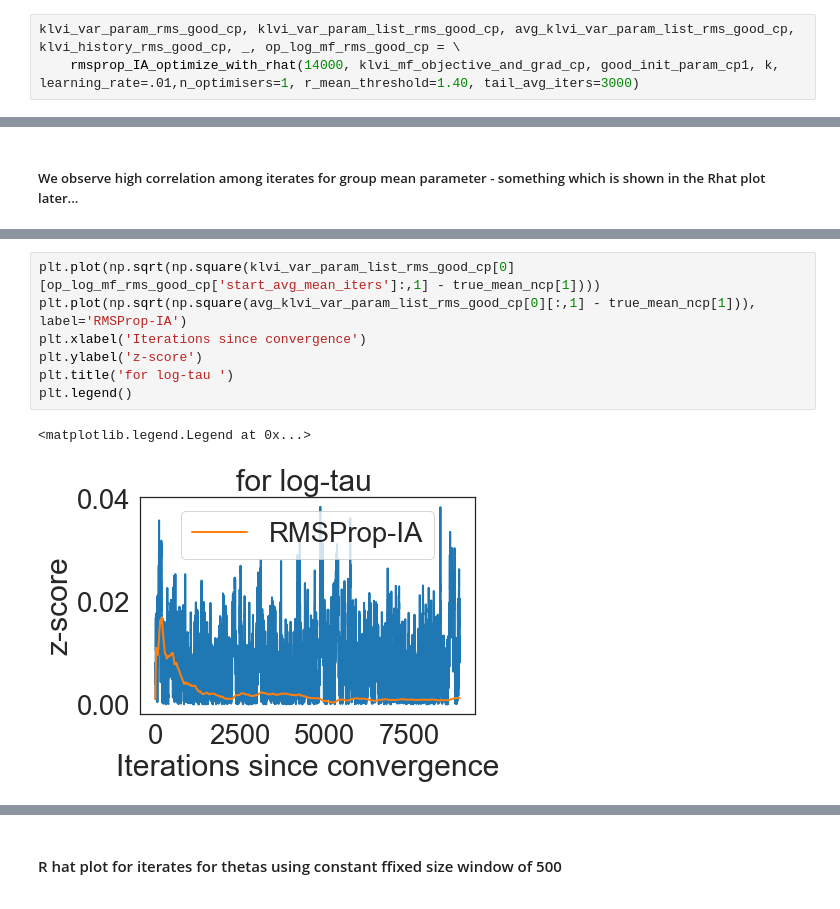
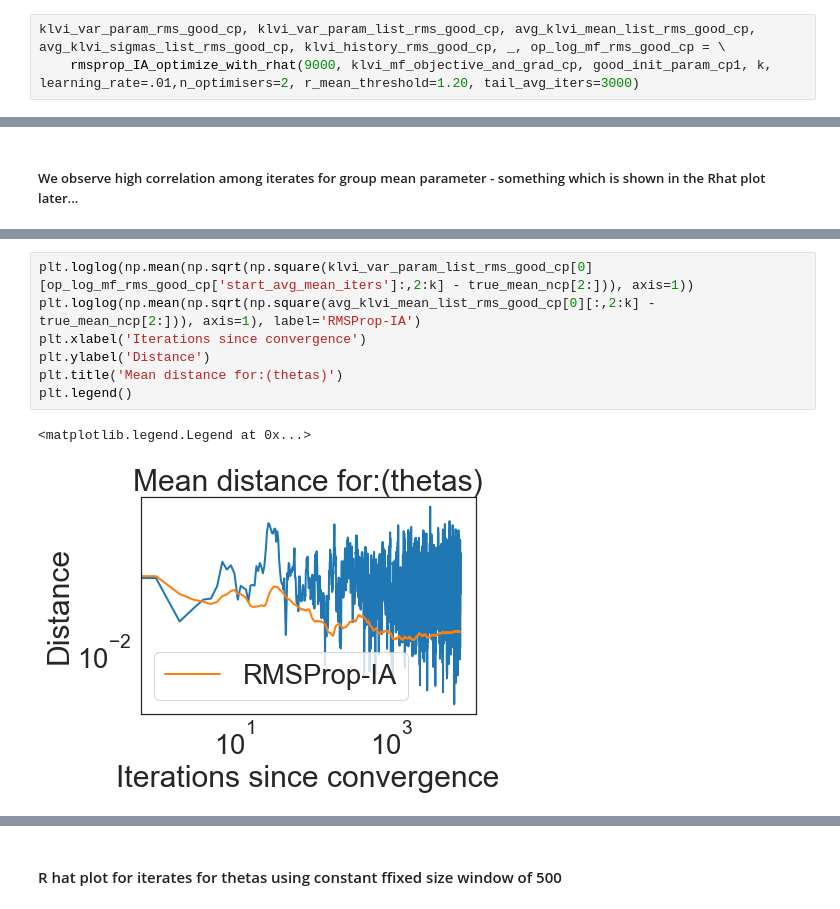
Before and after one commit to kunalghosh/viabel, a Jupyter notebook: notebooks/eight-schools-iterate-averaging-rhat.ipynb, the cells around one changed output, grey strips where cells are left out. Cells and saved outputs as stored; diff of their text form.

```diff
--- a/notebooks/eight-schools-iterate-averaging-rhat.ipynb
+++ b/notebooks/eight-schools-iterate-averaging-rhat.ipynb
@@ -157,8 +158,8 @@ bad_init_param_cp1 = np.concatenate([np.zeros(k), np.ones(k)])
 klvi_mf_objective_and_grad_cp = black_box_klvi(mf_gaussian_cp, eight_schools_cp_log_density, 100)
 klvi_mf_objective_and_grad_ncp = black_box_klvi(mf_gaussian_cp, eight_schools_ncp_log_density, 100)
 # %%
-klvi_var_param_rms_good_cp, klvi_var_param_list_rms_good_cp, avg_klvi_var_param_list_rms_good_cp, klvi_history_rms_good_cp, _, op_log_mf_rms_good_cp = \
-    rmsprop_IA_optimize_with_rhat(14000, klvi_mf_objective_and_grad_cp, good_init_param_cp1, k, learning_rate=.01,n_optimisers=1, r_mean_threshold=1.40, tail_avg_iters=3000)
+klvi_var_param_rms_good_cp, klvi_var_param_list_rms_good_cp, avg_klvi_mean_list_rms_good_cp, avg_klvi_sigmas_list_rms_good_cp, klvi_history_rms_good_cp, _, op_log_mf_rms_good_cp = \
+    rmsprop_IA_optimize_with_rhat(9000, klvi_mf_objective_and_grad_cp, good_init_param_cp1, k, learning_rate=.01,n_optimisers=2, r_mean_threshold=1.20, tail_avg_iters=3000)
 # %% [markdown]
 ##### Iterations taken for convergence of mean and sigma params
 
@@ -210,10 +255,10 @@ plt.legend()
 # %%
-plt.plot(np.sqrt(np.square(klvi_var_param_list_rms_good_cp[0][op_log_mf_rms_good_cp['start_avg_mean_iters']:,1] - true_mean_ncp[1])))
-plt.plot(np.sqrt(np.square(avg_klvi_var_param_list_rms_good_cp[0][:,1] - true_mean_ncp[1])), label='RMSProp-IA')
+plt.loglog(np.mean(np.sqrt(np.square(klvi_var_param_list_rms_good_cp[0][op_log_mf_rms_good_cp['start_avg_mean_iters']:,2:k] - true_mean_ncp[2:])), axis=1))
+plt.loglog(np.mean(np.sqrt(np.square(avg_klvi_mean_list_rms_good_cp[0][:,2:k] - true_mean_ncp[2:])), axis=1), label='RMSProp-IA')
 plt.xlabel('Iterations since convergence')
-plt.ylabel('z-score')
-plt.title('for log-tau ')
+plt.ylabel('Distance')
+plt.title('Mean distance for:(thetas)')
 plt.legend()
 # %% [output]
 <matplotlib.legend.Legend at 0x...>
-[figure, old version]
+[figure, new version]
```
Also changed, not shown: parts of 34 cells of this notebook.
